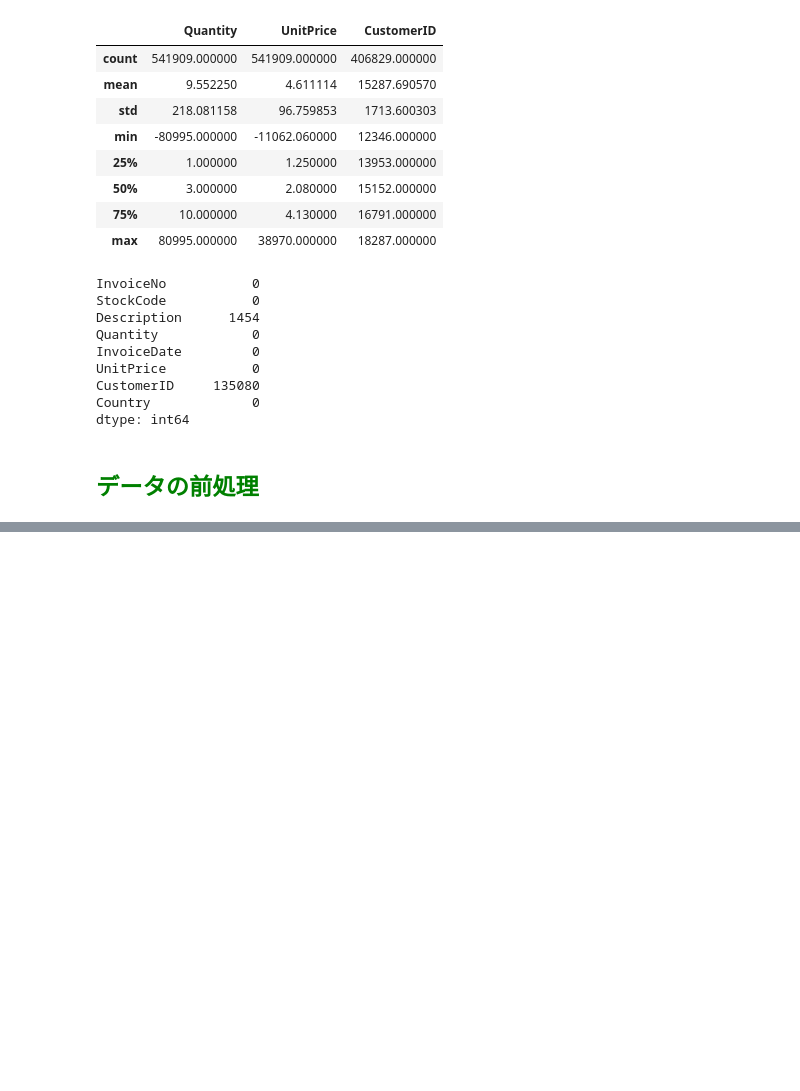
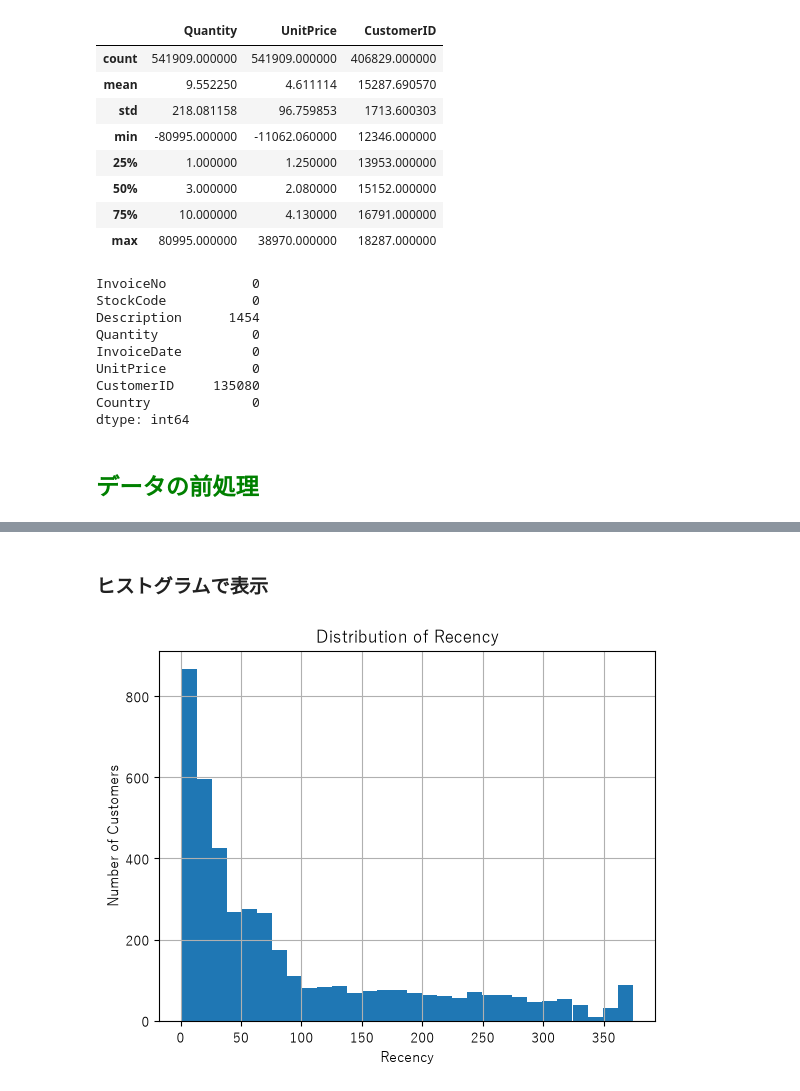
Before and after one commit to hayamon1121/online-retail-analysis, a Jupyter notebook: notebooks/01_online_retail_analysis.ipynb, the cells around one changed output, grey strips where cells are left out. Saved outputs shown, nothing was run; the diff lists cells and outputs as text; code cells hidden in the pictures; blank space fills up the shorter version.

Commit message:
Complete RFM Analysis Visualize
RFM分析を行い、可視化した。
施策はまだ考えていない。

```diff
--- a/notebooks/01_online_retail_analysis.ipynb
+++ b/notebooks/01_online_retail_analysis.ipynb
@@ -3,3 +3,4 @@ import pandas as pd
 import numpy as np
 import matplotlib.pyplot as plt
 import sklearn
+plt.rcParams["font.family"] = "Yu Gothic"
@@ -86,0 +98,5 @@ df_clean["InvoiceDate"] = pd.to_datetime(df_clean["InvoiceDate"])
+# %%
+# CustomerIDの欠損値がある行は全体の約25パーセントを占めるが、分析に使えないため削除する。
+df_clean = df_clean.dropna(subset=["CustomerID"])
+# Descriptionに関しては、分析ではStockCodeを用いるため直接扱わない。そのため欠損値補完は行わない。
+print(df_clean.isnull().sum())
@@ -86,0 +122,8 @@ df_clean["InvoiceDate"] = pd.to_datetime(df_clean["InvoiceDate"])
+# %%
+# キャンセルされた取引を削除
+df_clean = df_clean[
+    (~df_clean["InvoiceNo"].astype(str).str.startswith("C"))
+    & (df_clean["Quantity"] > 0)
+    & (df_clean["UnitPrice"] > 0)
+]
+df_clean.describe()
@@ -86,0 +145,18 @@ df_clean["InvoiceDate"] = pd.to_datetime(df_clean["InvoiceDate"])
+# %%
+# 基準とする日付
+basis_InvoiceDate = df_clean["InvoiceDate"].max() + pd.Timedelta(days=1)
+
+df_clean["TotalPrice"] = df_clean["Quantity"] * df_clean['UnitPrice']
+# Recency,Frequency,MonetaryをCustomerIDごとに求める
+recency = df_clean.groupby("CustomerID")["InvoiceDate"].max()
+frequency = df_clean.groupby("CustomerID")["InvoiceNo"].nunique()
+monetary = df_clean.groupby("CustomerID")["TotalPrice"].sum()
+
+rfm = pd.DataFrame(
+    {
+        "Recency": (basis_InvoiceDate - recency).dt.days,
+        "Frequency": frequency,
+        "Monetary": monetary
+    }
+).reset_index()
+rfm
@@ -86,0 +189,10 @@ df_clean["InvoiceDate"] = pd.to_datetime(df_clean["InvoiceDate"])
+# %% [markdown]
+### ヒストグラムで表示
+# %%
+rfm["Recency"].hist(bins = 30)
+plt.title("Distribution of Recency")
+plt.xlabel("Recency")
+plt.ylabel("Number of Customers")
+plt.show()
+# %% [output]
+[figure, added]
```
Also changed, not shown: parts of 26 cells of this notebook, 1 other file.
